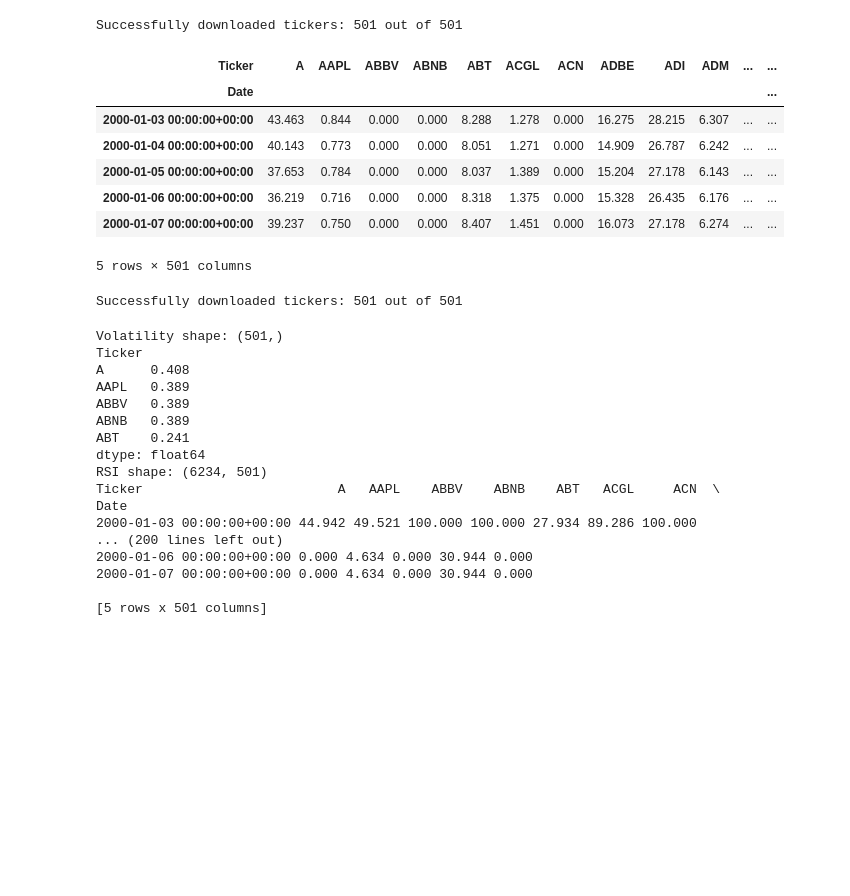
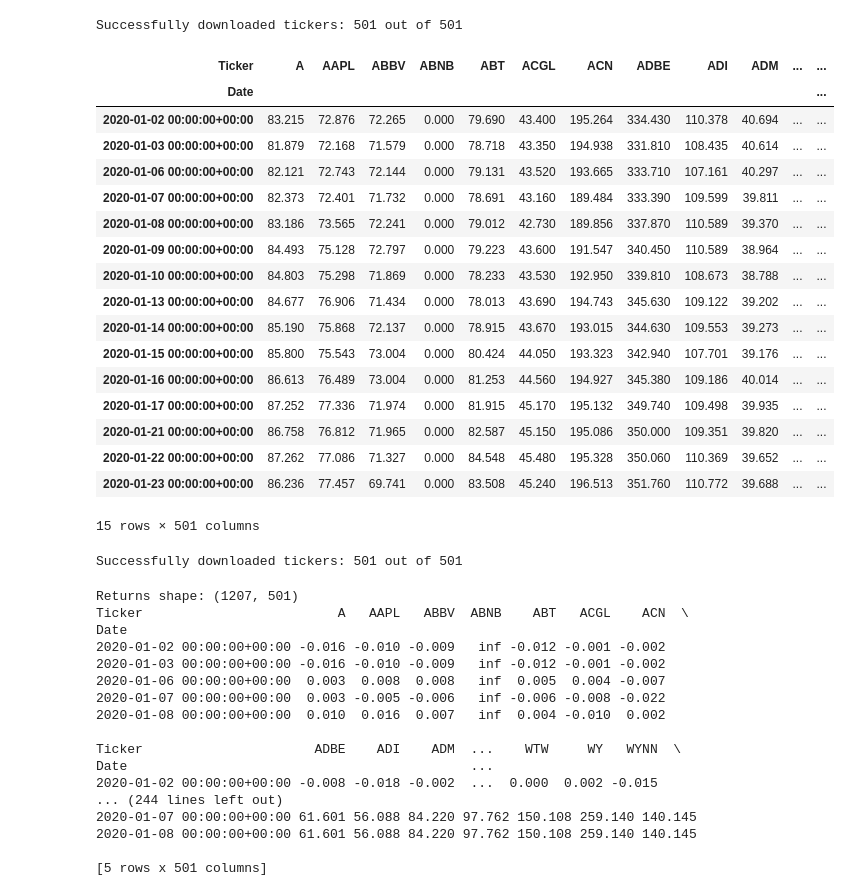
Before and after one commit to Corey-Holton/Group_project_2, a Jupyter notebook: notebooks/corey_exploration/Stock_Analysis.ipynb, the cells around one changed output. Cells and saved outputs as stored; diff of their text form; code cells hidden in the pictures; blank space fills up the shorter version.

```diff
--- a/notebooks/corey_exploration/Stock_Analysis.ipynb
+++ b/notebooks/corey_exploration/Stock_Analysis.ipynb
@@ -39,8 +45,8 @@ def calculate_bollinger_bands(data, window=20):
 # %%
 # Fetch S&P 500 tickers
 #Define dates
-start_date = '2000-01-01'
-end_date = '2024-10-14'
+start_date = '2020-01-01'
+end_date = '2024-10-18'
 
 #Get tickers from wikipedia
 sp500_tickers = pd.read_html('https://en.wikipedia.org/wiki/List_of_S%26P_500_companies')[0]['Symbol'].tolist()
@@ -65,16 +71,26 @@ print(f"Successfully downloaded tickers: {len(data.columns)} out of {len(sp500_t
 Successfully downloaded tickers: 501 out of 501
 # %%
 # Display data Frame
-data.head()
+data.head(15)
 # %% [output]
 | Ticker | A | AAPL | ABBV | ABNB | ABT | ACGL | ACN | ADBE | ADI | ADM | ... | ... |
 | Date |  |  |  |  |  |  |  |  |  |  |  | ... |
-| 2000-01-03 00:00:00+00:00 | 43.463 | 0.844 | 0.000 | 0.000 | 8.288 | 1.278 | 0.000 | 16.275 | 28.215 | 6.307 | ... | ... |
-| 2000-01-04 00:00:00+00:00 | 40.143 | 0.773 | 0.000 | 0.000 | 8.051 | 1.271 | 0.000 | 14.909 | 26.787 | 6.242 | ... | ... |
-| 2000-01-05 00:00:00+00:00 | 37.653 | 0.784 | 0.000 | 0.000 | 8.037 | 1.389 | 0.000 | 15.204 | 27.178 | 6.143 | ... | ... |
-| 2000-01-06 00:00:00+00:00 | 36.219 | 0.716 | 0.000 | 0.000 | 8.318 | 1.375 | 0.000 | 15.328 | 26.435 | 6.176 | ... | ... |
-| 2000-01-07 00:00:00+00:00 | 39.237 | 0.750 | 0.000 | 0.000 | 8.407 | 1.451 | 0.000 | 16.073 | 27.178 | 6.274 | ... | ... |
+| 2020-01-02 00:00:00+00:00 | 83.215 | 72.876 | 72.265 | 0.000 | 79.690 | 43.400 | 195.264 | 334.430 | 110.378 | 40.694 | ... | ... |
+| 2020-01-03 00:00:00+00:00 | 81.879 | 72.168 | 71.579 | 0.000 | 78.718 | 43.350 | 194.938 | 331.810 | 108.435 | 40.614 | ... | ... |
+| 2020-01-06 00:00:00+00:00 | 82.121 | 72.743 | 72.144 | 0.000 | 79.131 | 43.520 | 193.665 | 333.710 | 107.161 | 40.297 | ... | ... |
+| 2020-01-07 00:00:00+00:00 | 82.373 | 72.401 | 71.732 | 0.000 | 78.691 | 43.160 | 189.484 | 333.390 | 109.599 | 39.811 | ... | ... |
+| 2020-01-08 00:00:00+00:00 | 83.186 | 73.565 | 72.241 | 0.000 | 79.012 | 42.730 | 189.856 | 337.870 | 110.589 | 39.370 | ... | ... |
+| 2020-01-09 00:00:00+00:00 | 84.493 | 75.128 | 72.797 | 0.000 | 79.223 | 43.600 | 191.547 | 340.450 | 110.589 | 38.964 | ... | ... |
+| 2020-01-10 00:00:00+00:00 | 84.803 | 75.298 | 71.869 | 0.000 | 78.233 | 43.530 | 192.950 | 339.810 | 108.673 | 38.788 | ... | ... |
+| 2020-01-13 00:00:00+00:00 | 84.677 | 76.906 | 71.434 | 0.000 | 78.013 | 43.690 | 194.743 | 345.630 | 109.122 | 39.202 | ... | ... |
+| 2020-01-14 00:00:00+00:00 | 85.190 | 75.868 | 72.137 | 0.000 | 78.915 | 43.670 | 193.015 | 344.630 | 109.553 | 39.273 | ... | ... |
+| 2020-01-15 00:00:00+00:00 | 85.800 | 75.543 | 73.004 | 0.000 | 80.424 | 44.050 | 193.323 | 342.940 | 107.701 | 39.176 | ... | ... |
+| 2020-01-16 00:00:00+00:00 | 86.613 | 76.489 | 73.004 | 0.000 | 81.253 | 44.560 | 194.927 | 345.380 | 109.186 | 40.014 | ... | ... |
+| 2020-01-17 00:00:00+00:00 | 87.252 | 77.336 | 71.974 | 0.000 | 81.915 | 45.170 | 195.132 | 349.740 | 109.498 | 39.935 | ... | ... |
+| 2020-01-21 00:00:00+00:00 | 86.758 | 76.812 | 71.965 | 0.000 | 82.587 | 45.150 | 195.086 | 350.000 | 109.351 | 39.820 | ... | ... |
+| 2020-01-22 00:00:00+00:00 | 87.262 | 77.086 | 71.327 | 0.000 | 84.548 | 45.480 | 195.328 | 350.060 | 110.369 | 39.652 | ... | ... |
+| 2020-01-23 00:00:00+00:00 | 86.236 | 77.457 | 69.741 | 0.000 | 83.508 | 45.240 | 196.513 | 351.760 | 110.772 | 39.688 | ... | ... |
-5 rows × 501 columns
+15 rows × 501 columns
 # %%
 # Display tickers that were successfully downloaded
 downloaded_tickers = data.columns.get_level_values(0).unique()
@@ -121,8 +132,11 @@ support.bfill(inplace=True)
 resistance.ffill(inplace=True)
 resistance.bfill(inplace=True)
 # %%
-print(f"Volatility shape: {volatility.shape}")
-print(volatility.head())
+print(f"Returns shape: {returns.shape}")
+print(returns.head())
+
+print(f"Daily Volatility shape: {daily_volatility.shape}")
+print(daily_volatility.head())
 
 print(f"RSI shape: {rsi.shape}")
 print(rsi.head())
@@ -148,21 +162,21 @@ print(support.head())
 print(f"Resistance shape: {resistance.shape}")
 print(resistance.head())
 # %% [output]
-Volatility shape: (501,)
-Ticker
-A      0.408
-AAPL   0.389
-ABBV   0.389
-ABNB   0.389
-ABT    0.241
-dtype: float64
-RSI shape: (6234, 501)
-Ticker                         A   AAPL    ABBV    ABNB    ABT   ACGL     ACN  \
+Returns shape: (1207, 501)
+Ticker                         A   AAPL   ABBV  ABNB    ABT   ACGL    ACN  \
 Date
-2000-01-03 00:00:00+00:00 44.942 49.521 100.000 100.000 27.934 89.286 100.000
-... (200 lines left out)
-2000-01-06 00:00:00+00:00 0.000 4.634 0.000 30.944 0.000
-2000-01-07 00:00:00+00:00 0.000 4.634 0.000 30.944 0.000
+2020-01-02 00:00:00+00:00 -0.016 -0.010 -0.009   inf -0.012 -0.001 -0.002
+2020-01-03 00:00:00+00:00 -0.016 -0.010 -0.009   inf -0.012 -0.001 -0.002
+2020-01-06 00:00:00+00:00  0.003  0.008  0.008   inf  0.005  0.004 -0.007
+2020-01-07 00:00:00+00:00  0.003 -0.005 -0.006   inf -0.006 -0.008 -0.022
+2020-01-08 00:00:00+00:00  0.010  0.016  0.007   inf  0.004 -0.010  0.002
+
+Ticker                      ADBE    ADI    ADM  ...    WTW     WY   WYNN  \
+Date                                            ...
+2020-01-02 00:00:00+00:00 -0.008 -0.018 -0.002  ...  0.000  0.002 -0.015
+... (244 lines left out)
+2020-01-07 00:00:00+00:00 61.601 56.088 84.220 97.762 150.108 259.140 140.145
+2020-01-08 00:00:00+00:00 61.601 56.088 84.220 97.762 150.108 259.140 140.145
 
 [5 rows x 501 columns]
 # %%
```
Also changed, not shown: parts of 10 cells of this notebook, 2 other files.
